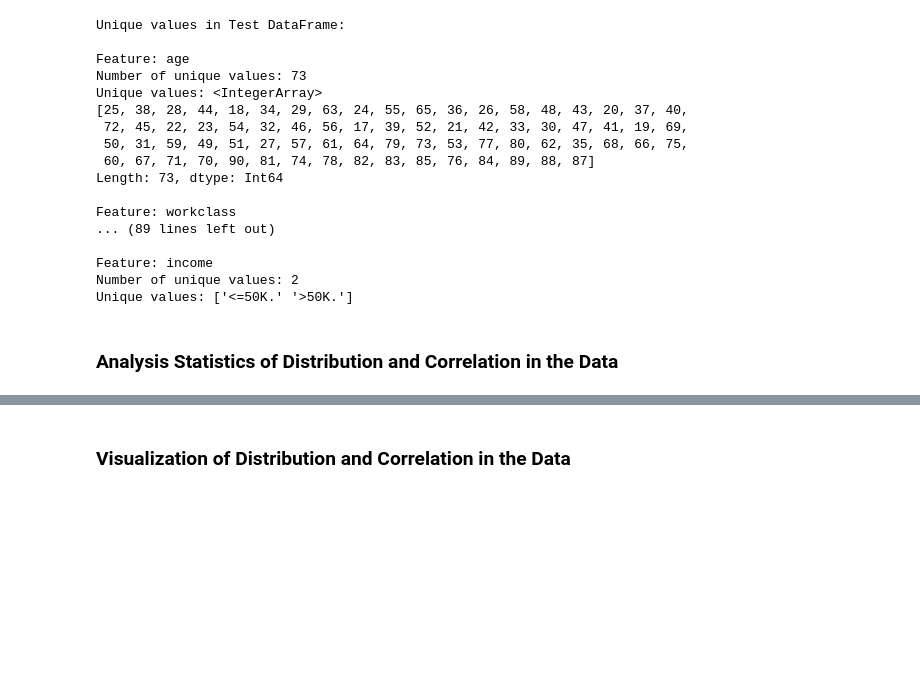
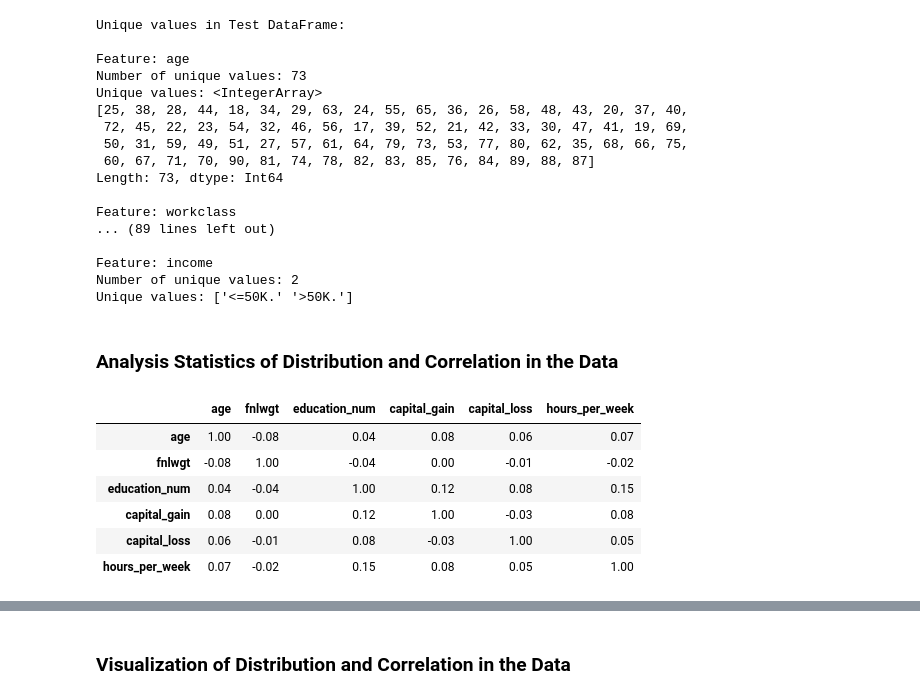
Before and after one commit to Maoelan/adult-income-clustering-classification, a Jupyter notebook: [Clustering] Submission Akhir BMLP_Maulana Muhammad.ipynb, the cells around one changed output, grey strips where cells are left out. Saved outputs shown, nothing was run; the diff lists cells and outputs as text; code cells hidden in the pictures; blank space fills up the shorter version.

```diff
--- a/[Clustering] Submission Akhir BMLP_Maulana Muhammad.ipynb
+++ b/[Clustering] Submission Akhir BMLP_Maulana Muhammad.ipynb
@@ -384,3 +384,18 @@ Number of unique values: 2
 Unique values: ['<=50K.' '>50K.']
 # %% [markdown]
 ### **Analysis Statistics of Distribution and Correlation in the Data**
+# %%
+def analyze_numeric_correlation(df):
+    numeric_df = df.select_dtypes(include='number')
+    correlation_matrix = numeric_df.corr()
+    return correlation_matrix.round(2)
+# %%
+analyze_numeric_correlation(train_df_cleaned)
+# %% [output]
+|  | age | fnlwgt | education_num | capital_gain | capital_loss | hours_per_week |
+| age | 1.00 | -0.08 | 0.04 | 0.08 | 0.06 | 0.07 |
+| fnlwgt | -0.08 | 1.00 | -0.04 | 0.00 | -0.01 | -0.02 |
+| education_num | 0.04 | -0.04 | 1.00 | 0.12 | 0.08 | 0.15 |
+| capital_gain | 0.08 | 0.00 | 0.12 | 1.00 | -0.03 | 0.08 |
+| capital_loss | 0.06 | -0.01 | 0.08 | -0.03 | 1.00 | 0.05 |
+| hours_per_week | 0.07 | -0.02 | 0.15 | 0.08 | 0.05 | 1.00 |
```
Also changed, not shown: parts of 6 cells of this notebook.
